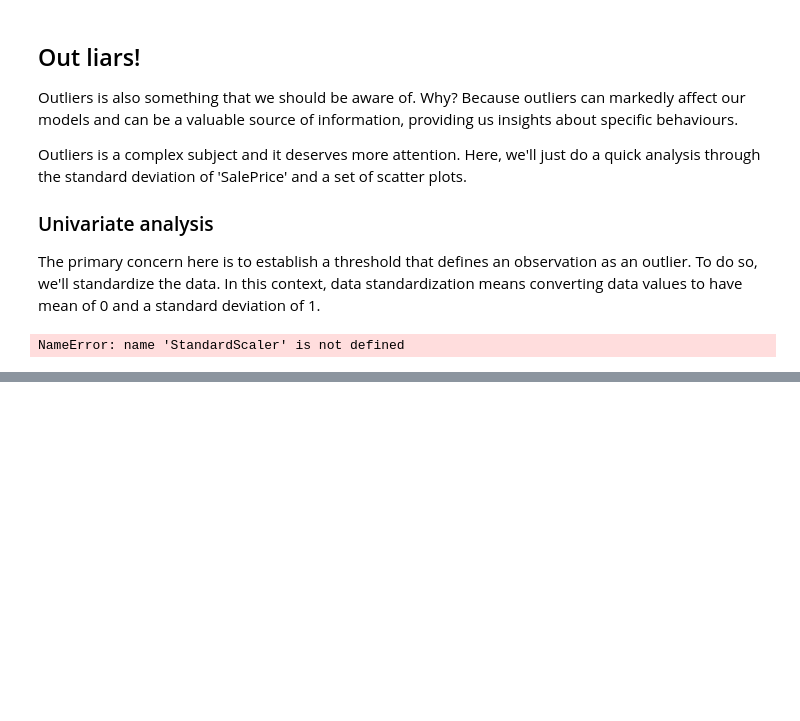
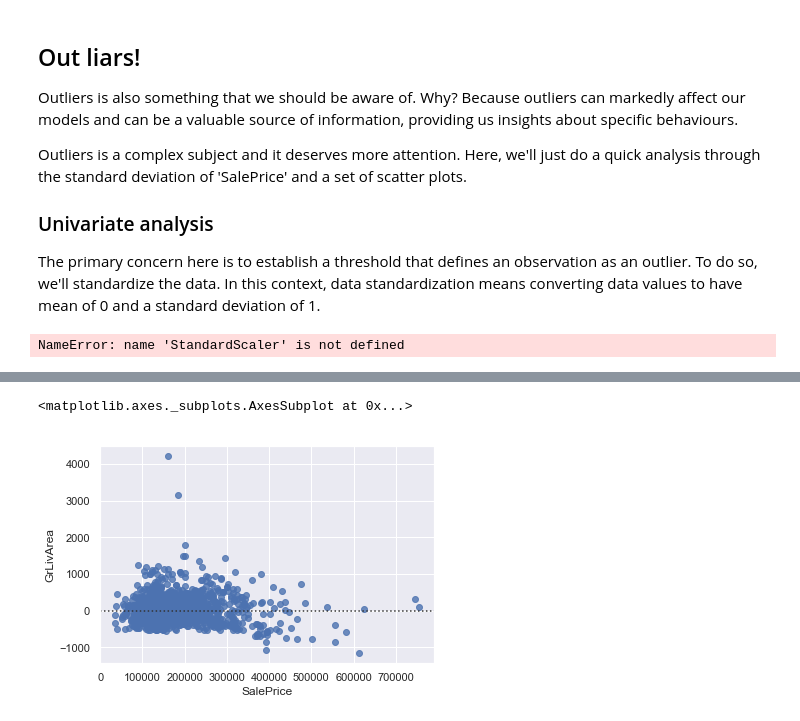
Before and after one commit to rashed091/NeuralNetwork, a Jupyter notebook: experiments/Ex01/Ex01 - Linear Model.ipynb, the cells around one changed output, grey strips where cells are left out. Drawn from its saved outputs; the diff is of its cells as text; code cells hidden in the pictures; blank space fills up the shorter version.

```diff
--- a/experiments/Ex01/Ex01 - Linear Model.ipynb
+++ b/experiments/Ex01/Ex01 - Linear Model.ipynb
@@ -237,0 +255,5 @@ NameError: name 'StandardScaler' is not defined
+# %%
+sns.residplot(train['SalePrice'], train[var])
+# %% [output]
+<matplotlib.axes._subplots.AxesSubplot at 0x...>
+[figure, added]
```
Also changed, not shown: parts of 24 cells of this notebook.
